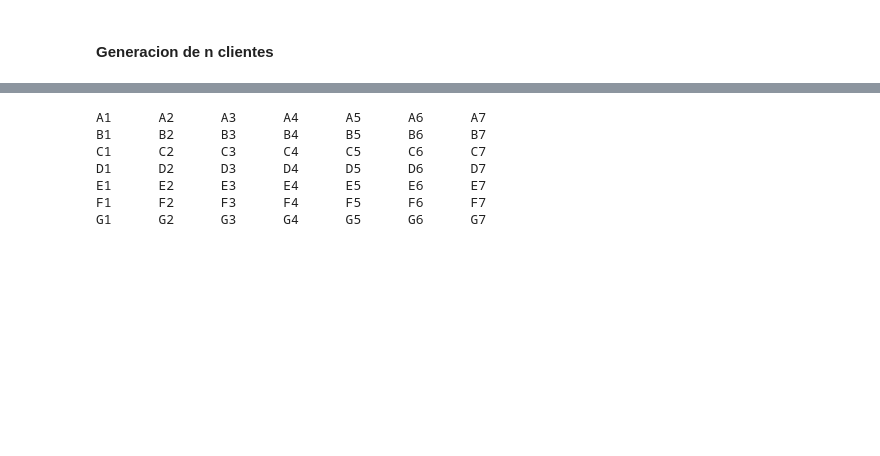
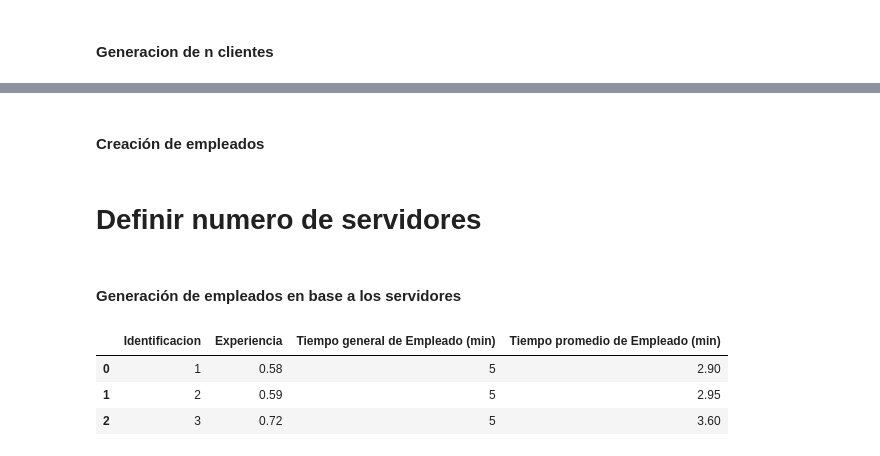
Before and after one commit to cmmz22173/SimuladorCineTeoriaSimulacion, a Jupyter notebook: Simulacion de cine.ipynb, the cells around one changed output, grey strips where cells are left out. Drawn from its saved outputs; the diff is of its cells as text; code cells hidden in the pictures; blank space fills up the shorter version.

```diff
--- a/Simulacion de cine.ipynb
+++ b/Simulacion de cine.ipynb
@@ -73,40 +74,23 @@ df
-# %%
-def crear_matriz():
-    filas = ['A', 'B', 'C', 'D', 'E','F','G']
-    columnas = [1, 2, 3, 4, 5, 6, 7]
-
-    matriz = []
-
-    for fila in filas:
-        nueva_fila = []
-        for columna in columnas:
-            # La disponibilidad se establece inicialmente en True para todas las celdas
-            celda = {'fila': fila, 'columna': columna, 'disponibilidad': True}
-            nueva_fila.append(celda)
-        matriz.append(nueva_fila)
-
-    return matriz
-
-def imprimir_matriz(matriz):
-     for fila in matriz:
-        for celda in fila:
-            # Seleccionar el código de color basado en la disponibilidad
-            color = '\033[92m' if celda['disponibilidad'] else '\033[91m'
-
-            # Imprimir la celda en formato 'FilaColumna' con el color correspondiente
-            print(f"{color}{celda['fila']}{celda['columna']}\033[0m", end='\t')
-        print()  # Saltar a una nueva línea después de imprimir una fila completa
-
-# Crear la matriz
-mi_matriz = crear_matriz()
-
-# Imprimir la matriz
-imprimir_matriz(mi_matriz)
-# %% [output]
-A1      A2      A3      A4      A5      A6      A7
-B1      B2      B3      B4      B5      B6      B7
-C1      C2      C3      C4      C5      C6      C7
-D1      D2      D3      D4      D5      D6      D7
-E1      E2      E3      E4      E5      E6      E7
-F1      F2      F3      F4      F5      F6      F7
-G1      G2      G3      G4      G5      G6      G7
+# %% [markdown]
+#### Creación de empleados
+# %%
+import random
+
+class Empleado:
+    ultimo_id = 0
+
+    def __init__(self):
+        Empleado.ultimo_id += 1
+        self.id = Empleado.ultimo_id
+        self.experiencia = random.randint(50, 100) / 100  # Genera un número entre 50 y 100 y lo convierte en decimal
+        #donde 100:0 experiencia, 99:1 de experiencia, y seguido hasta 50:50 de experiencia.
+        self.tiempo_general = 5
+
+    def tiempo_promedio(self):
+        return self.tiempo_general * self.experiencia
+# %% [markdown]
+# Definir numero de servidores
+# %%
+num_servidores = 3
+# %% [markdown]
+#### Generación de empleados en base a los servidores
@@ -112,0 +99,16 @@ G1      G2      G3      G4      G5      G6      G7
+# %%
+df_empleados = pd.DataFrame(
+    data={
+        "Identificacion": [empleado.id for empleado in empleados],
+        "Experiencia": [empleado.experiencia for empleado in empleados],
+        "Tiempo general de Empleado (min)": [empleado.tiempo_general for empleado in empleados],
+        "Tiempo promedio de Empleado (min)": [empleado.tiempo_promedio() for empleado in empleados]
+    }
+)
+# %%
+df_empleados
+# %% [output]
+|  | Identificacion | Experiencia | Tiempo general de Empleado (min) | Tiempo promedio de Empleado (min) |
+| 0 | 1 | 0.58 | 5 | 2.90 |
+| 1 | 2 | 0.59 | 5 | 2.95 |
+| 2 | 3 | 0.72 | 5 | 3.60 |
```
Also changed, not shown: parts of 15 cells of this notebook.
